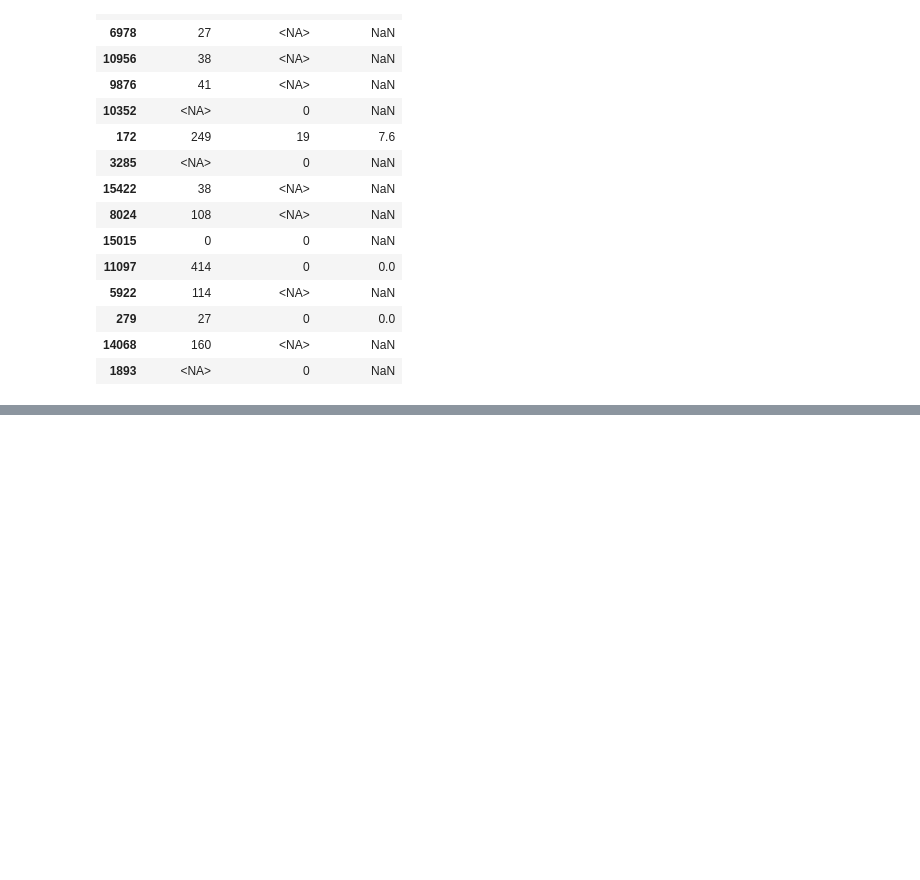
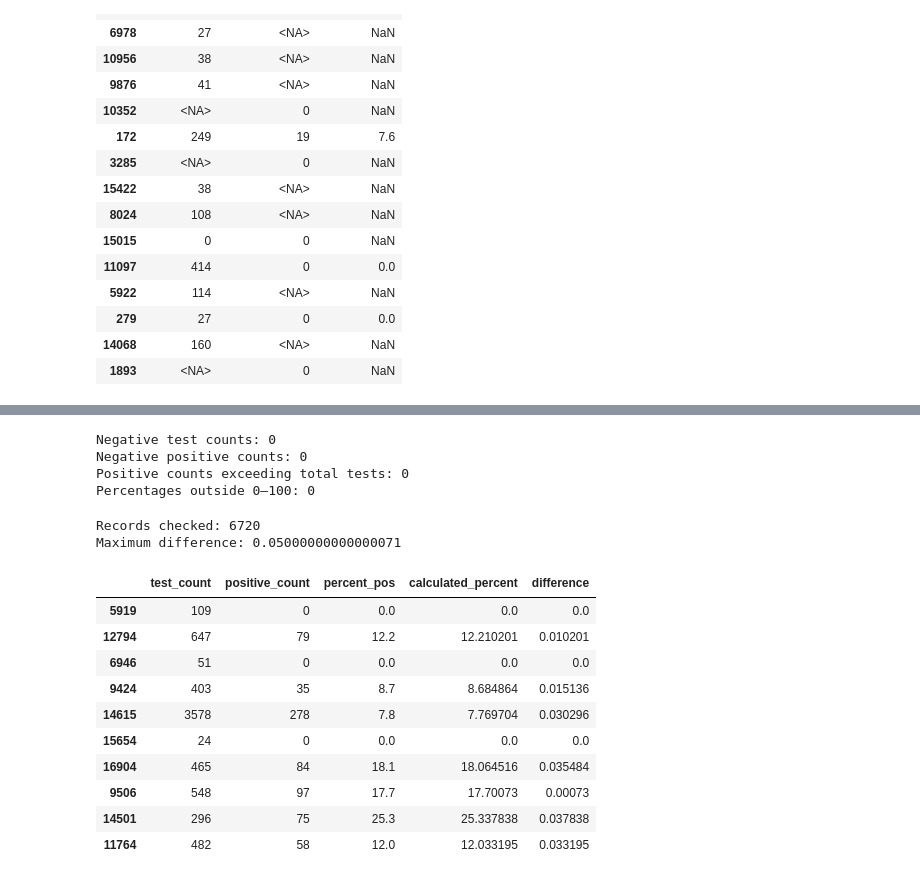
Before and after one commit to dlrakdenizz/respiratory-virus-data-analysis, a Jupyter notebook: data_preparation.ipynb, the cells around one changed output, grey strips where cells are left out. Saved outputs shown, nothing was run; the diff lists cells and outputs as text; code cells hidden in the pictures; blank space fills up the shorter version.

Commit message:
Validate CDC dataset consistency

```diff
--- a/data_preparation.ipynb
+++ b/data_preparation.ipynb
@@ -672,0 +730,80 @@ dtype: int64
+# %%
+# Check for negative counts
+print(
+    "Negative test counts:",
+    (clean_df["test_count"] < 0).sum()
+)
+
+print(
+    "Negative positive counts:",
+    (clean_df["positive_count"] < 0).sum()
+)
+
+# Check whether positive counts exceed test counts
+invalid_counts = (
+    clean_df["positive_count"] > clean_df["test_count"]
+)
+
+print(
+    "Positive counts exceeding total tests:",
+    invalid_counts.sum()
+)
+
+# Check positivity percentage range
+invalid_percentages = (
+    (clean_df["percent_pos"] < 0) |
+    (clean_df["percent_pos"] > 100)
+)
+
+print(
+    "Percentages outside 0–100:",
+    invalid_percentages.sum()
+)
+# %% [output]
+Negative test counts: 0
+Negative positive counts: 0
+Positive counts exceeding total tests: 0
+Percentages outside 0–100: 0
+# %%
+# Select records with complete numeric values
+valid_records = clean_df.dropna(
+    subset=["test_count", "positive_count", "percent_pos"]
+)
+
+valid_records = valid_records[
+    valid_records["test_count"] > 0
+].copy()
+
+# Calculate positivity percentage
+valid_records["calculated_percent"] = (
+    valid_records["positive_count"] /
+    valid_records["test_count"] * 100
+)
+
+# Calculate absolute difference
+valid_records["difference"] = (
+    valid_records["percent_pos"] -
+    valid_records["calculated_percent"]
+).abs()
+
+print("Records checked:", len(valid_records))
+print("Maximum difference:", valid_records["difference"].max())
+
+valid_records[
+    ["test_count", "positive_count",
+     "percent_pos", "calculated_percent", "difference"]
+].sample(10)
+# %% [output]
+Records checked: 6720
+Maximum difference: 0.05000000000000071
+|  | test_count | positive_count | percent_pos | calculated_percent | difference |
+| 5919 | 109 | 0 | 0.0 | 0.0 | 0.0 |
+| 12794 | 647 | 79 | 12.2 | 12.210201 | 0.010201 |
+| 6946 | 51 | 0 | 0.0 | 0.0 | 0.0 |
+| 9424 | 403 | 35 | 8.7 | 8.684864 | 0.015136 |
+| 14615 | 3578 | 278 | 7.8 | 7.769704 | 0.030296 |
+| 15654 | 24 | 0 | 0.0 | 0.0 | 0.0 |
+| 16904 | 465 | 84 | 18.1 | 18.064516 | 0.035484 |
+| 9506 | 548 | 97 | 17.7 | 17.70073 | 0.00073 |
+| 14501 | 296 | 75 | 25.3 | 25.337838 | 0.037838 |
+| 11764 | 482 | 58 | 12.0 | 12.033195 | 0.033195 |
```
Also changed, not shown: parts of 6 cells of this notebook.
